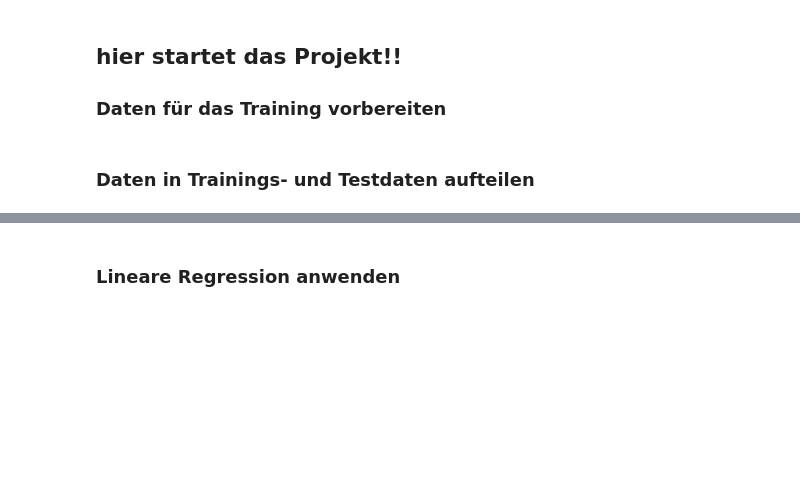
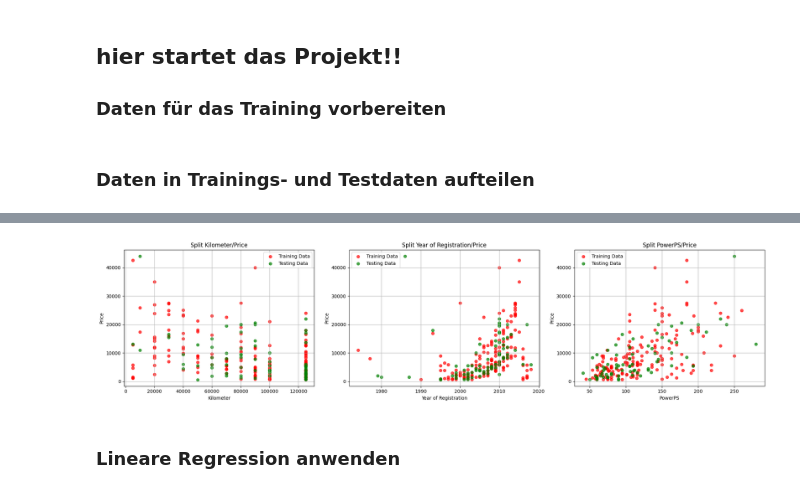
Before and after one commit to TheRespawn/LR_Python, a Jupyter notebook: 09P - LinReg Praxisprojekt.ipynb, the cells around one changed output, grey strips where cells are left out. Saved outputs shown, nothing was run; the diff lists cells and outputs as text; code cells hidden in the pictures; blank space fills up the shorter version.

```diff
--- a/09P - LinReg Praxisprojekt.ipynb
+++ b/09P - LinReg Praxisprojekt.ipynb
@@ -160,3 +110,44 @@ plt.show()
+# %%
+
+X = df[["kilometer", "yearOfRegistration", "powerPS"]]
+y = df["price"]
+
+def Split(X_train, y_train, X_test, y_test, subplot_position, title, xlabel):
+    plt.subplot(subplot_position)
+    plt.scatter(X_train, y_train, label="Training Data", color='r', alpha=.7)
+    plt.scatter(X_test, y_test, label="Testing Data", color='g', alpha=.7)
+    plt.legend()
+    plt.grid(True)
+    plt.xlabel(xlabel)
+    plt.ylabel("Price")
+    plt.title(title)
+
+X_train, X_test, y_train, y_test = train_test_split(X, y, test_size=0.3, random_state=None)
+
+#####Plot zeichnen######
+
+plt.figure(figsize=(20, 5))
+
+#kilometer/price
+Split(
+    X_train["kilometer"], y_train, X_test["kilometer"], y_test,131,"Split Kilometer/Price","Kilometer"
+)
+
+#power/price
+Split(
+    X_train["powerPS"], y_train, X_test["powerPS"], y_test,133,"Split PowerPS/Price","PowerPS"
+)
+
+# year/price
+
+Split(
+    X_train["yearOfRegistration"], y_train, X_test["yearOfRegistration"], y_test, 132,"Split Year of Registration/Price","Year of Registration"
+)
+
+plt.tight_layout()
+plt.show()
+# %% [output]
+[figure, added]
 # %% [markdown]
 ### Lineare Regression anwenden
 # %%
```
Also changed, not shown: parts of 7 cells of this notebook.
